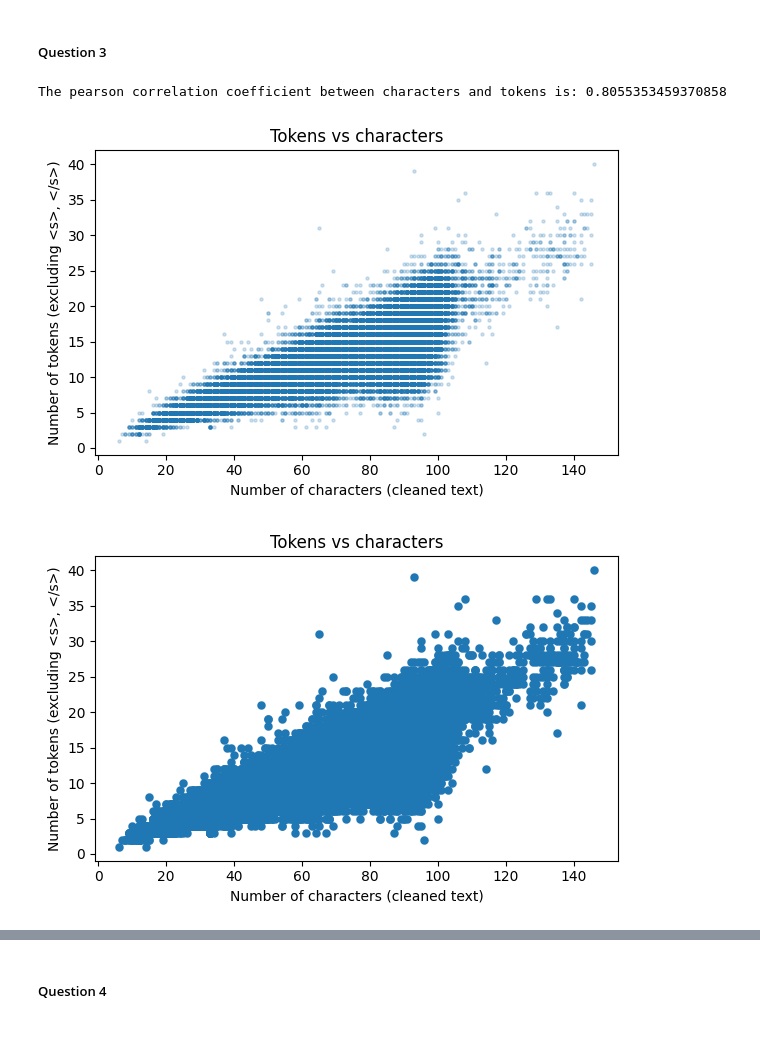
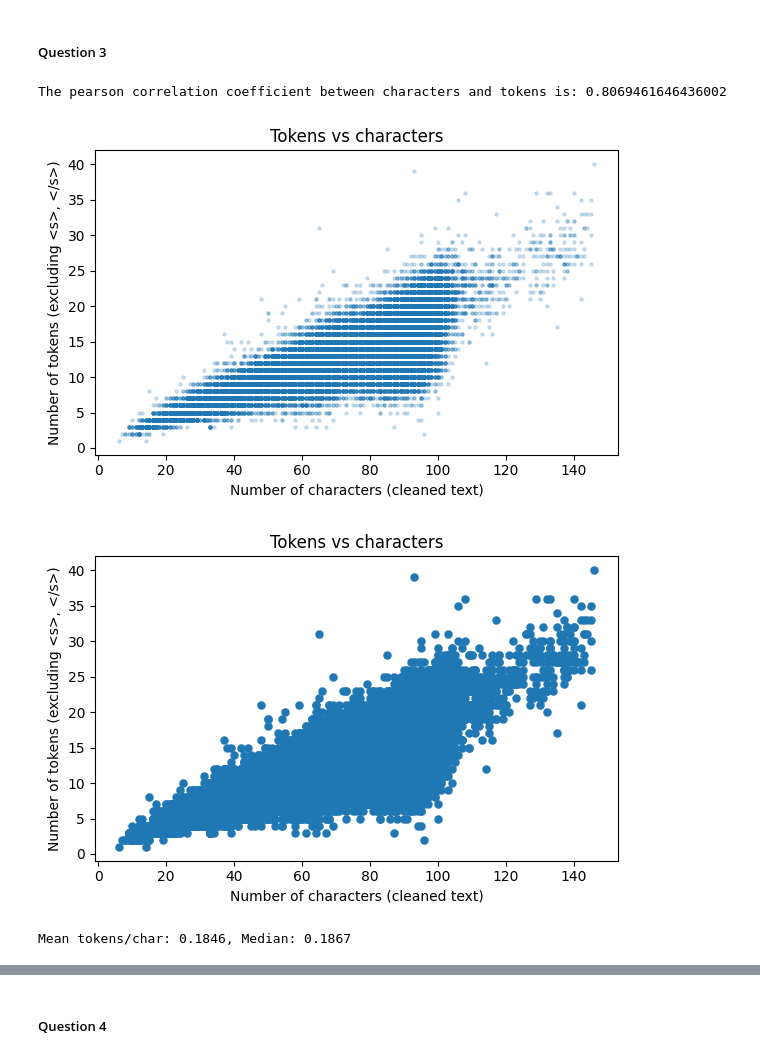
Before and after one commit to OmericoN/NLP_Labs1_Group18, a Jupyter notebook: Lab_1_Omer.ipynb, the cells around one changed output, grey strips where cells are left out. Drawn from its saved outputs; the diff is of its cells as text; code cells hidden in the pictures.

```diff
--- a/Lab_1_Omer.ipynb
+++ b/Lab_1_Omer.ipynb
@@ -393,22 +393,25 @@ def clean(text):
 
     ### YOUR CODE HERE
     # removing comma between numbers
-    text = re.sub(r'(\d),(\d)', '', text)
+    text = re.sub(r'(\d),(\d)', r'\1\2', text)
 
     # remove multiple spaces
     text = re.sub(r'\s+', ' ', text)
 
-    # space out punctuation
-    text = re.sub(r'([.,!?;:])', r' \1', text)
+    # space out punctuation BUT preserve hashtags
+    # This regex looks for punctuation NOT preceded by whitespace and NOT part of a hashtag
+    text = re.sub(r'(?<!\#)([.,!?;:])', r' \1', text)
 
     #Optional cleaning
-    # lowercase senetence
+    # reduce repetitive characters
+    text = re.sub(r'(.)\1{2,}', r'\1\1', text)
+
+    # lowercase sentence
     text = text.lower()
 
     # stripping sentence to remove tailing/leading spaces
     text = text.strip()
 
-
     ### YOUR CODE ENDS HERE
 
     return text
@@ -555,15 +558,13 @@ Calculate the frequency of (neighbouring) pairs of words in the training dataset
 ### YOUR CODE HERE
 
 def build_bigram_counter(dataset):
-
+    import re
+    token_re = re.compile(r'\w+')  # keeps letters/digits/underscore
     bigrams = Counter()
-
     for sample in dataset:
-        words = sample['text'].split()
-        for i in range(len(words) - 1):
-            pair = (words[i] + words[i+1])
-            bigrams[pair] += 1
-
+        toks = [t for t in sample['text'].split() if token_re.fullmatch(t)]
+        for i in range(len(toks)-1):
+            bigrams[(toks[i], toks[i+1])] += 1
     return bigrams
 # %%
 bigram_counter = build_bigram_counter(dataset['train'])
@@ -825,28 +830,43 @@ plt.show()
 # %%
 #### Question 3
 n_tokens_train = []
 n_chars = df_6_train['text'].str.len()
 for tokens in df_6_train['tokens']:
     n_tokens_train.append(len(tokens) - 2) #minus the BOS and EOS
 
 corr = np.corrcoef(n_tokens_train, n_chars)[0, 1]
 print(f"The pearson correlation coefficient between characters and tokens is: {corr}")
 plt.figure(figsize=(6, 4))
 plt.scatter(n_chars, n_tokens_train, s=5, alpha=0.2)
 plt.xlabel("Number of characters (cleaned text)")
 plt.ylabel("Number of tokens (excluding <s>, </s>)")
 plt.title("Tokens vs characters")
 plt.tight_layout()
 plt.show()
 
 plt.figure(figsize=(6, 4))
 plt.plot(n_chars, n_tokens_train, 'o', markeredgewidth=0.1 )
 plt.xlabel("Number of characters (cleaned text)")
 plt.ylabel("Number of tokens (excluding <s>, </s>)")
 plt.title("Tokens vs characters")
 plt.tight_layout()
 plt.show()
+
+n_tokens_train = (df_6_train['tokens'].apply(len) - 2).to_numpy()  # exclude BOS/EOS
+n_chars = df_6_train['text'].str.len().to_numpy()
+tokens_per_char = n_tokens_train / np.where(n_chars == 0, 1, n_chars)  # avoid div0
+
+print(f"Mean tokens/char: {tokens_per_char.mean():.4f}, Median: {np.median(tokens_per_char):.4f}")
+
+plt.figure(figsize=(6,4))
+plt.hist(tokens_per_char, bins=50, edgecolor='black')
+plt.xlabel("Tokens per character")
+plt.ylabel("Number of tweets")
+plt.title("Distribution of tokens/character ratio")
+plt.tight_layout()
+plt.show()
 # %% [output]
-The pearson correlation coefficient between characters and tokens is: 0.8055353459370858
+The pearson correlation coefficient between characters and tokens is: 0.8069461646436002
-[figure, old version]
+[figure, new version]
-[figure, old version]
+[figure, new version]
+Mean tokens/char: 0.1846, Median: 0.1867
```
Also changed, not shown: parts of 9 cells of this notebook.
